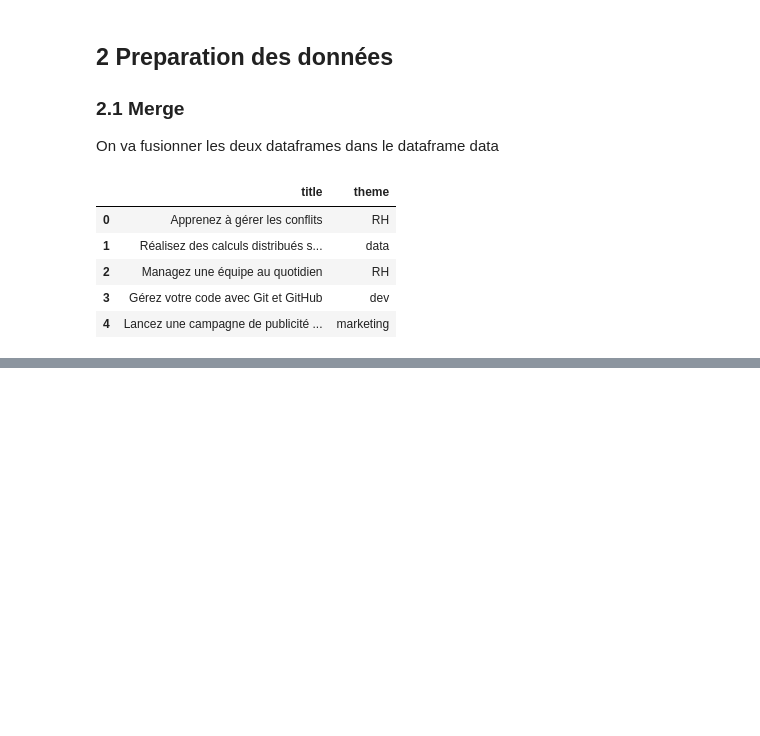
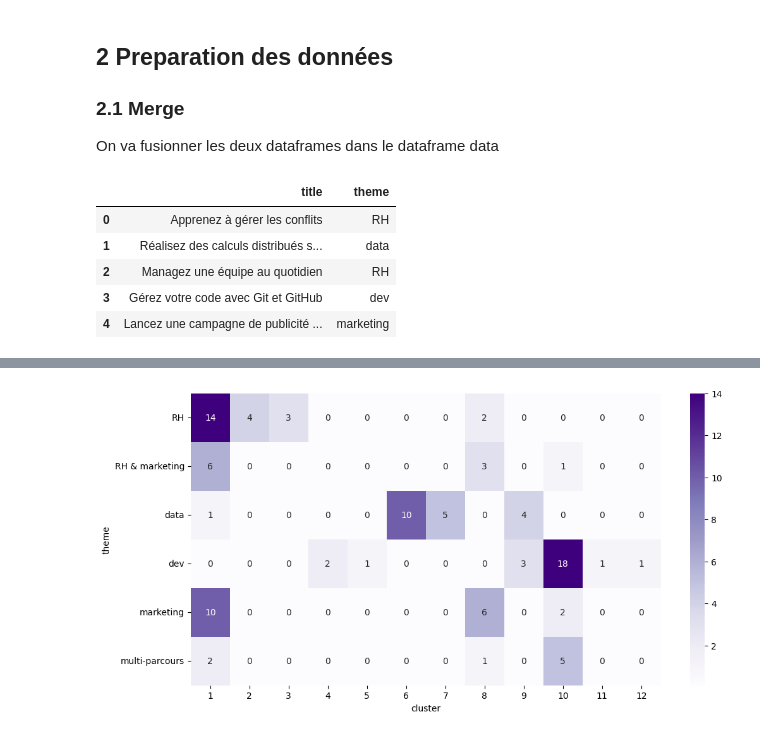
Before and after one commit to Harlequelrah/bag_of_words_analysis, a Jupyter notebook: project/tp.ipynb, the cells around one changed output, grey strips where cells are left out. Cells and saved outputs as stored; diff of their text form; code cells hidden in the pictures; blank space fills up the shorter version.

```diff
--- a/project/tp.ipynb
+++ b/project/tp.ipynb
@@ -83,0 +236,3 @@ temp.head()
+# %%
+# On définit le nombre de clusters qu'on souhaite avoir
+k = 12
@@ -83,0 +248,7 @@ temp.head()
+# %%
+# creation du tableau de contingence
+crosstab = pd.crosstab(themes,clusters,dropna=False)
+
+crosstab.rename_axis(columns='cluster',index='theme',inplace=True)
+
+crosstab
@@ -83,0 +264,6 @@ temp.head()
+# %%
+# Graphique du tableau de contingence
+fig,ax = plt.subplots(1,1,figsize=(12,6))
+ax = sns.heatmap(crosstab,vmin=0.1,vmax=14,annot=True,cmap="Purples")
+# %% [output]
+[figure, added]
```
Also changed, not shown: parts of 21 cells of this notebook.
